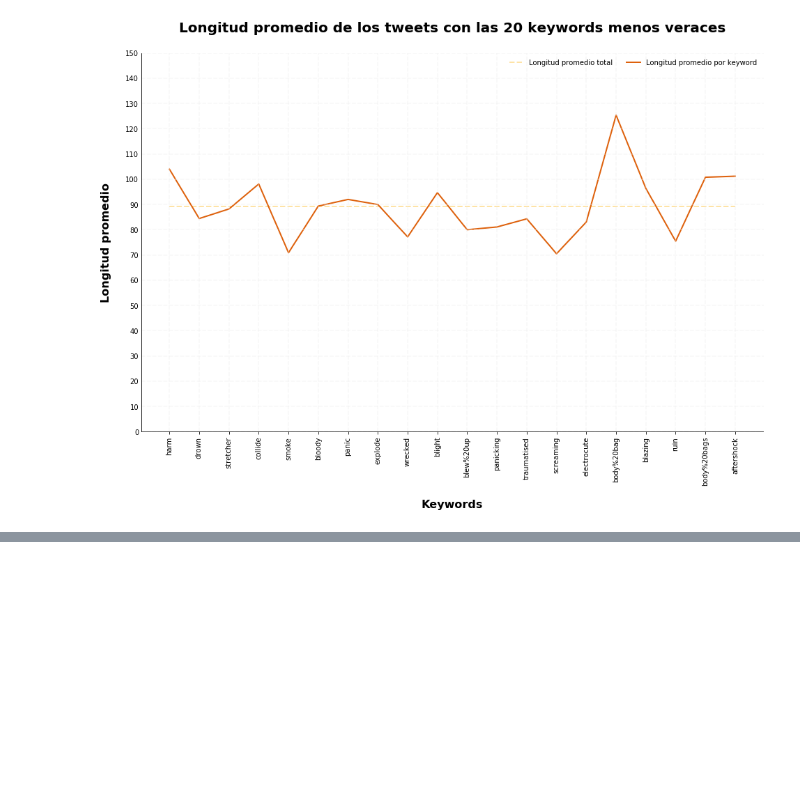
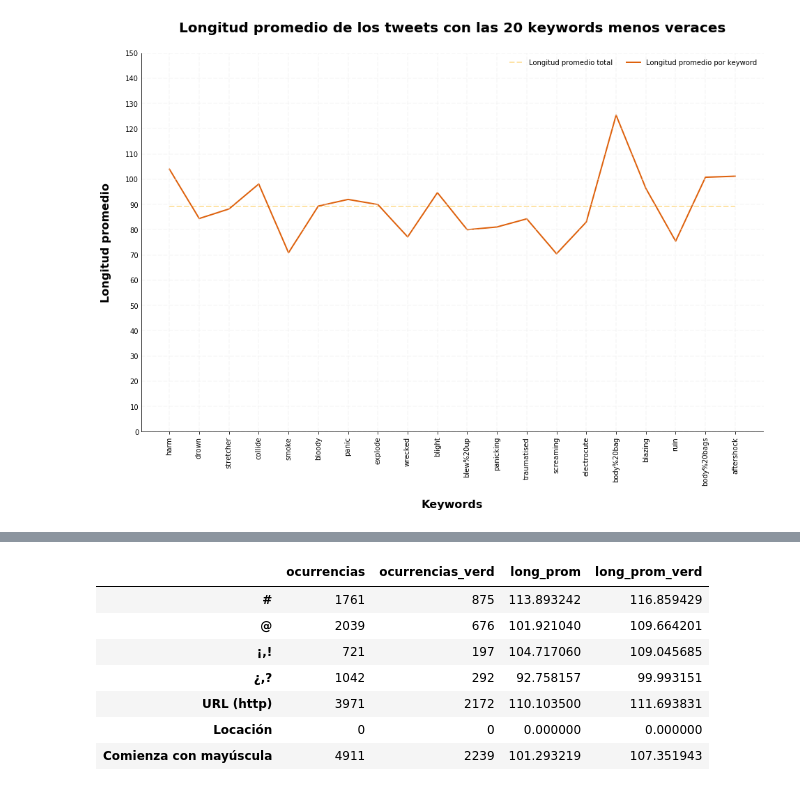
Before and after one commit to RiedelNicolas/TP1-Organizacion-de-Datos, a Jupyter notebook: Gonza.ipynb, the cells around one changed output, grey strips where cells are left out. Cells and saved outputs as stored; diff of their text form; code cells hidden in the pictures; blank space fills up the shorter version.

```diff
--- a/Gonza.ipynb
+++ b/Gonza.ipynb
@@ -311,0 +382,20 @@ Text(0.5, 1.0, 'Longitud promedio de los tweets con las 20 keywords menos verace
+# %%
+def valores_calculados(auxiliar):
+    encontrados = auxiliar['contains_element'].sum()
+    verdaderos = auxiliar[auxiliar['about_disaster']==True]['contains_element'].sum()
+    longitud = auxiliar[auxiliar['contains_element']==True]['length'].mean()
+    longitud_verdaderos = auxiliar[(auxiliar['contains_element']==True) & (auxiliar['about_disaster']==True)]['length'].mean()
+
+    return encontrados, verdaderos, longitud, longitud_verdaderos
+# %%
+def buscar_caracteres(caracter1, caracter2=""):
+    if caracter2 == "":
+        auxiliar['contains_element'] = auxiliar['text'].str.contains(caracter1)
+    else:
+        auxiliar['contains_element'] = auxiliar['text'].str.contains('|'.join([caracter1, caracter2]))
+    return valores_calculados(auxiliar)
+# %%
+def buscar_inicial():
+    iniciales = auxiliar['text'].str.slice(stop=1)
+    auxiliar['contains_element'] = iniciales.str.isupper()
+    return valores_calculados(auxiliar)
@@ -311,0 +413,7 @@ Text(0.5, 1.0, 'Longitud promedio de los tweets con las 20 keywords menos verace
+# %%
+caracteristicas.loc['#',:] = buscar_caracteres('#')
+caracteristicas.loc['@',:] =  buscar_caracteres('@')
+caracteristicas.loc['¿,?',:] =  buscar_caracteres('\?', '¿')
+caracteristicas.loc['¡,!',:] =  buscar_caracteres('!', '¡')
+caracteristicas.loc['URL (http)',:] = buscar_caracteres('http')
+caracteristicas.head()
@@ -311,0 +427,12 @@ Text(0.5, 1.0, 'Longitud promedio de los tweets con las 20 keywords menos verace
+# %%
+caracteristicas.loc['Comienza con mayúscula',:] = buscar_inicial()
+caracteristicas
+# %% [output]
+|  | ocurrencias | ocurrencias_verd | long_prom | long_prom_verd |
+| # | 1761 | 875 | 113.893242 | 116.859429 |
+| @ | 2039 | 676 | 101.921040 | 109.664201 |
+| ¡,! | 721 | 197 | 104.717060 | 109.045685 |
+| ¿,? | 1042 | 292 | 92.758157 | 99.993151 |
+| URL (http) | 3971 | 2172 | 110.103500 | 111.693831 |
+| Locación | 0 | 0 | 0.000000 | 0.000000 |
+| Comienza con mayúscula | 4911 | 2239 | 101.293219 | 107.351943 |
```
Also changed, not shown: parts of 21 cells of this notebook.
